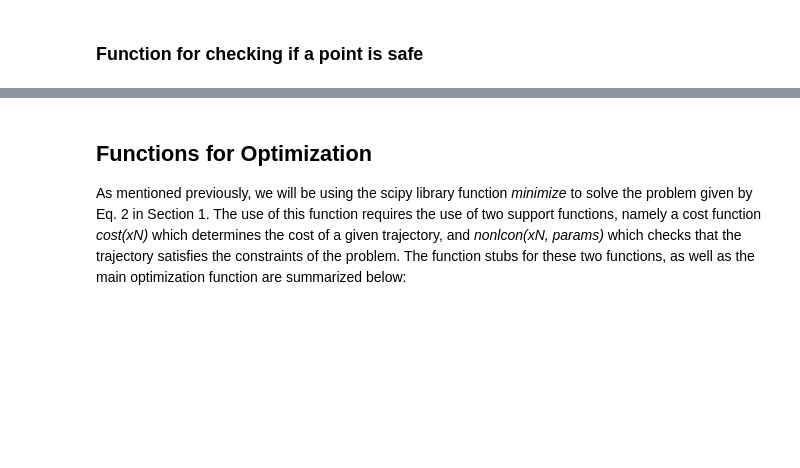
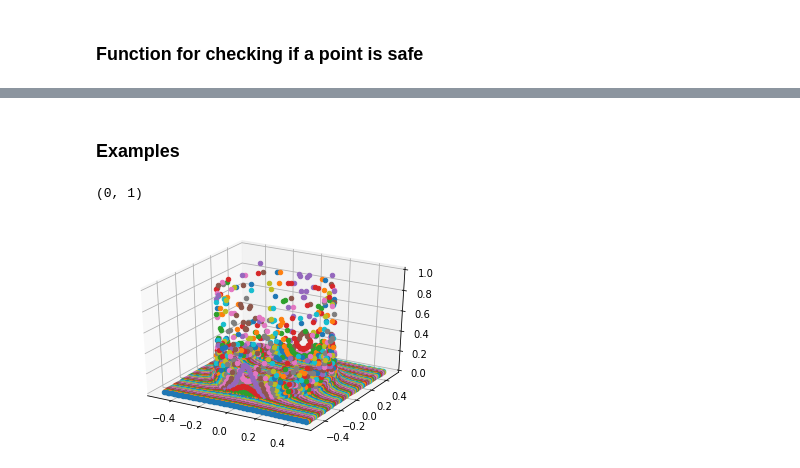
Before and after one commit to JuliaBriden/16.413_Final_Project, a Jupyter notebook: Final_Project.ipynb, the cells around one changed output, grey strips where cells are left out. Cells and saved outputs as stored; diff of their text form; code cells hidden in the pictures; blank space fills up the shorter version.

```diff
--- a/Final_Project.ipynb
+++ b/Final_Project.ipynb
@@ -325,13 +237,0 @@ print(C[0].subs([(x1, .5), (x2, .5)]))
-# %%
-x_1 = np.linspace(-1,1,100)
-x_2 = np.linspace(-1,1,100)
-x1 = Symbol('x1')
-x2 = Symbol('x2')
-
-C = compute_risk_contour(.5,.3,.4)
-
-for x in x_1:
-    for y in x_2:
-        C_array = [C[0].subs([(x1, x), (x2, y)]),C[1].subs([(x1, x), (x2, y)])]
-        if np.abs(C_array[1]) > 0.0495 and np.abs(C_array[1]) < .05005:
-            plt.scatter(x,y)
@@ -543,4 +237,0 @@ def generate_trajectory(init, goal, env, radius, safety_factor):
-# %% [markdown]
-## Functions for Optimization
-
-As mentioned previously, we will be using the scipy library function *minimize* to solve the problem given by Eq. 2 in Section 1. The use of this function requires the use of two support functions, namely a cost function *cost(xN)* which determines the cost of a given trajectory, and *nonlcon(xN, params)* which checks that the trajectory satisfies the constraints of the problem. The function stubs for these two functions, as well as the main optimization function are summarized below:
@@ -593,0 +238,25 @@ def generate_optimal_trajectory(x0, params):
+# %% [markdown]
+### Examples
+# %%
+# Example: Risk contour plot for C0
+x_1 = np.linspace(-.5,.5,100)
+x_2 = np.linspace(-.5,.5,100)
+x1 = Symbol('x1')
+x2 = Symbol('x2')
+
+fig = plt.figure()
+ax = plt.axes(projection='3d')
+
+# obstacle equation
+g = random_ob()
+# risk contour for delta risk level and radius with uniform dist over [l,u]
+C = static_rc(g,.3,.4)
+
+for x in x_1:
+    for y in x_2:
+        C_array = [C[0].subs([(x1, x), (x2, y)]),C[1].subs([(x1, x), (x2, y)])]
+        ax.scatter3D(x, y, float(C_array[0]))
+ax.set_zlim(0,1)
+# %% [output]
+(0, 1)
+[figure, added]
```
Also changed, not shown: parts of 60 cells of this notebook.
